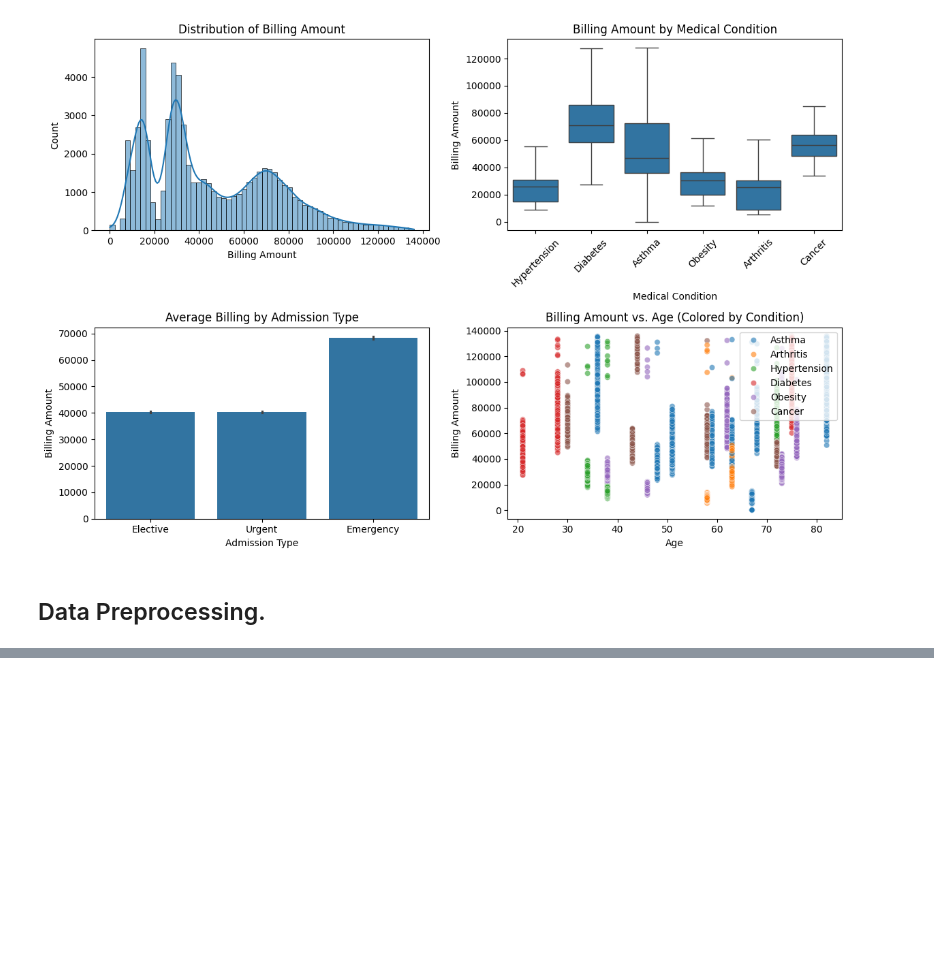
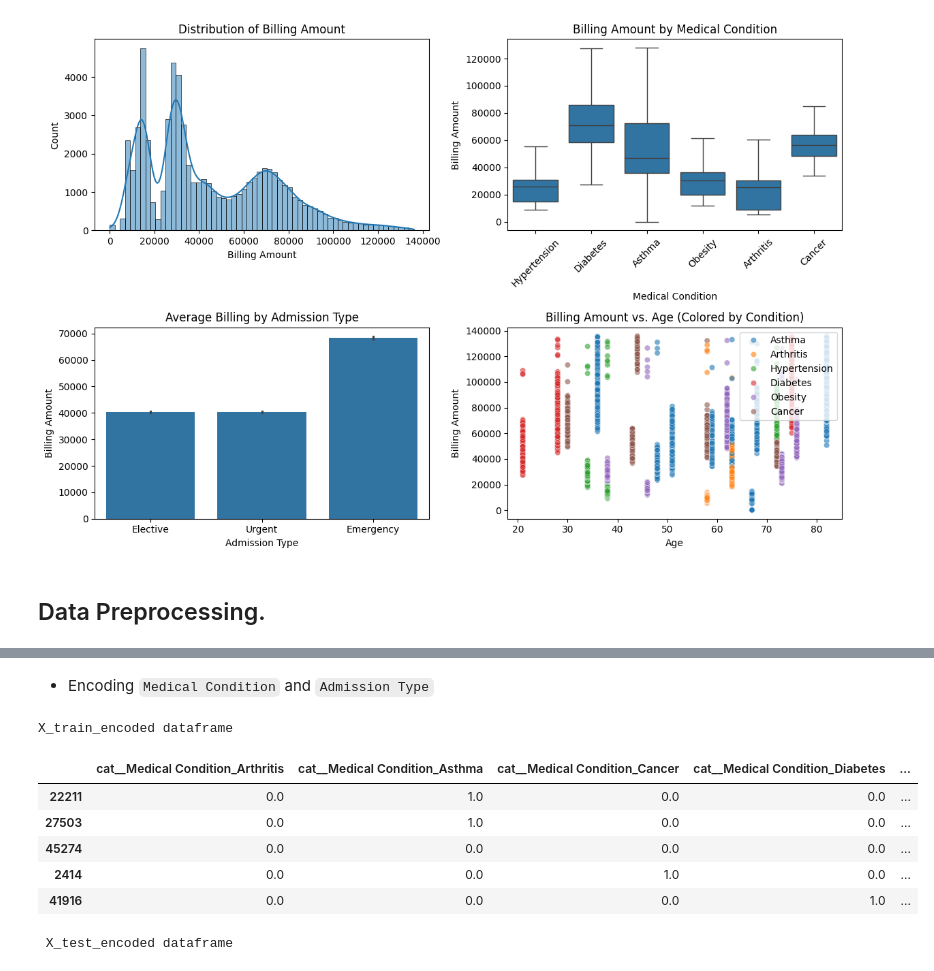
Before and after one commit to Rooney-tech/Machine-Learning, a Jupyter notebook: Linear regression/Notebooks/Linear Regression Analaysis 2- Predicting Patient Bill.ipynb, the cells around one changed output, grey strips where cells are left out. Cells and saved outputs as stored; diff of their text form; code cells hidden in the pictures; blank space fills up the shorter version.

```diff
--- a/Linear regression/Notebooks/Linear Regression Analaysis 2- Predicting Patient Bill.ipynb
+++ b/Linear regression/Notebooks/Linear Regression Analaysis 2- Predicting Patient Bill.ipynb
@@ -329,0 +334,3 @@ plt.show()
+# %%
+y = admissions['Billing Amount']
+X = admissions.drop(columns =['Billing Amount'])
@@ -329,0 +339,12 @@ plt.show()
+# %%
+X_train, X_test, y_train,y_test = train_test_split(X,y,test_size= 0.3,random_state=1)
+splits = {
+    "X_train": X_train,
+    "X_test": X_test,
+    "y_train": y_train,
+    "y_test": y_test
+}
+
+# Loop through and print shapes
+for name, data in splits.items():
+    print(f"{name} shape: {data.shape}")
@@ -329,0 +364,34 @@ plt.show()
+# %% [markdown]
+* Encoding `Medical Condition` and `Admission Type`
+# %%
+ohe = OneHotEncoder(handle_unknown='ignore',sparse_output=False)
+
+categorical_features = ['Medical Condition', 'Admission Type']
+
+preprocessor = ColumnTransformer(
+    transformers=[
+        ('cat',ohe,categorical_features )
+
+    ], remainder='passthrough'
+)
+
+X_train_enc = preprocessor.fit_transform(X_train)
+X_test_enc = preprocessor.transform(X_test)
+
+# View the dense matrix
+X_train_enc_df = pd.DataFrame(X_train_enc,columns=preprocessor.get_feature_names_out(),index =X_train.index).head()
+X_test_enc_df = pd.DataFrame(X_test_enc,columns=preprocessor.get_feature_names_out(),index =X_test.index).head()
+
+print('X_train_encoded dataframe')
+display(X_train_enc_df.head())
+print('\n X_test_encoded dataframe')
+display(X_test_enc_df.head())
+# %% [output]
+X_train_encoded dataframe
+|  | cat__Medical Condition_Arthritis | cat__Medical Condition_Asthma | cat__Medical Condition_Cancer | cat__Medical Condition_Diabetes | ... |
+| 22211 | 0.0 | 1.0 | 0.0 | 0.0 | ... |
+| 27503 | 0.0 | 1.0 | 0.0 | 0.0 | ... |
+| 45274 | 0.0 | 0.0 | 0.0 | 0.0 | ... |
+| 2414 | 0.0 | 0.0 | 1.0 | 0.0 | ... |
+| 41916 | 0.0 | 0.0 | 0.0 | 1.0 | ... |
+ X_test_encoded dataframe
```
Also changed, not shown: parts of 12 cells of this notebook.
